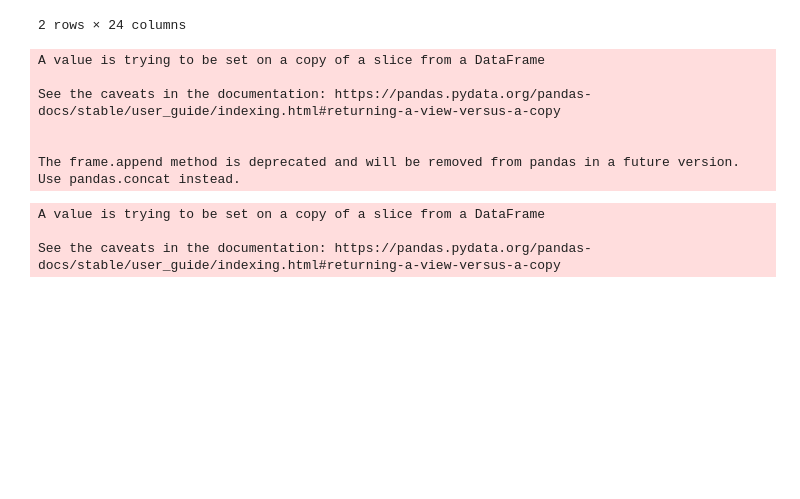
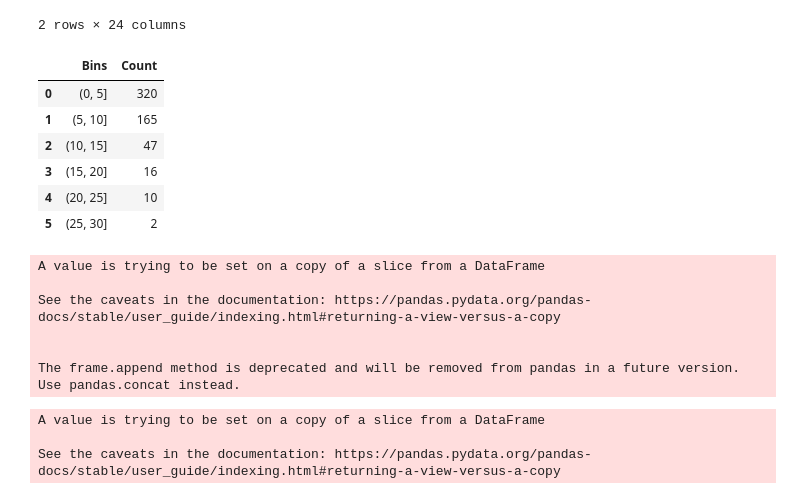
Before and after one commit to Myself1214/Pushing-P-Breakers, a Jupyter notebook: Code/Project Report Visualization Code.ipynb, the cells around one changed output. Drawn from its saved outputs; the diff is of its cells as text; code cells hidden in the pictures; blank space fills up the shorter version.

```diff
--- a/Code/Project Report Visualization Code.ipynb
+++ b/Code/Project Report Visualization Code.ipynb
@@ -72,6 +73,61 @@ fig_1.update_layout(
 )
 # %%
 # 2 Histogram
+
+df2 =df
+
+df2['Uninsured Rate'] = df2['Uninsured Population'] / df2['City Population']
+
+bins = [0, 5, 10, 15, 20, 25, 30]
+df2['binned'] = np.searchsorted(bins, df2['Uninsured Rate'].values)
+
+df2['Uninsured Rate'] = df2['Uninsured Rate'] *100
+
+df2 = df2.round(decimals=2)
+
+df2 = df2[['Uninsured Rate','binned']]
+
+s = pd.cut(df2['Uninsured Rate'], bins=bins).value_counts()
+
+s = pd.DataFrame(s)
+
+s = s.reset_index()
+
+s.rename(columns={'index': 'Bins', 'Uninsured Rate': 'Count'}, inplace = True)
+
+s = pd.DataFrame(s)
+
+# Here I set the colors I will be using for the visualizations
+colors = {
+    'background': '#111111',
+    'text': '#7FDBFF'
+}
+
+s = s.sort_values(by='Bins', ascending =True)
+
+# fig_2 = px.bar(s, x='Bins', y='Count',color_discrete_sequence=["Green"], title='Uninsured Rate for New Jersey Divided by Bins', height = 500, width = 700)
+
+
+# fig_2.update_xaxes(range=[0, 30])
+# fig_2.update_yaxes(range=[3, 9])
+
+# # this is where I center the title for the visualization
+# fig_2.update_layout(
+#     title=dict(x=0.7), #set title in the center
+#     plot_bgcolor=colors['background'],
+#     paper_bgcolor=colors['background'],
+#     font_color=colors['text'],
+# )
+
+s
+# %% [output]
+|  | Bins | Count |
+| 0 | (0, 5] | 320 |
+| 1 | (5, 10] | 165 |
+| 2 | (10, 15] | 47 |
+| 3 | (15, 20] | 16 |
+| 4 | (20, 25] | 10 |
+| 5 | (25, 30] | 2 |
 # %%
 # 3 Treemap
 
```
Also changed, not shown: parts of 1 cell of this notebook.
